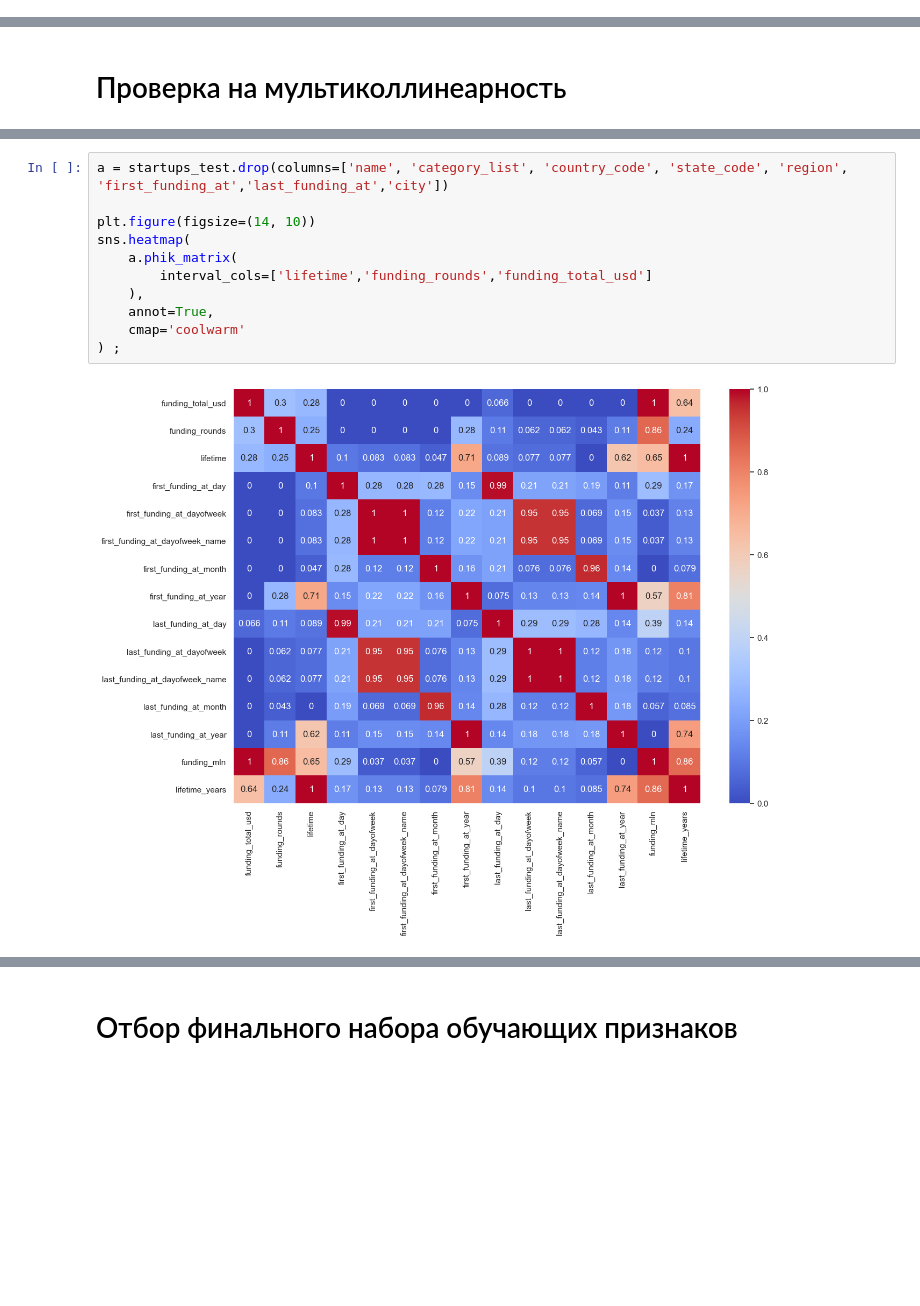
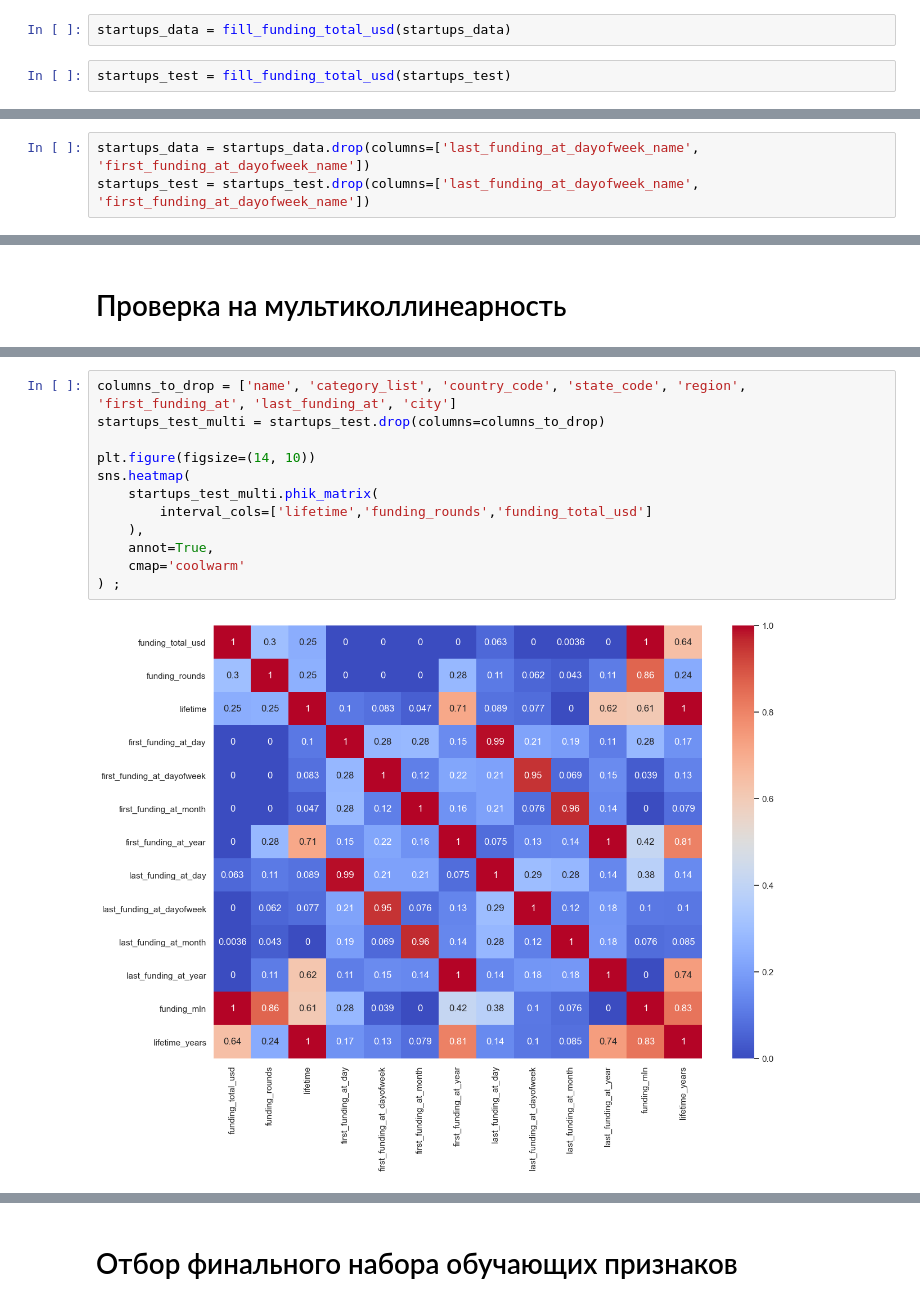
Before and after one commit to andrew-tvorogov/practicum_masterskaya_1, a Jupyter notebook: practicum_startups.ipynb, the cells around one changed output, grey strips where cells are left out. Cells and saved outputs as stored; diff of their text form; blank space fills up the shorter version.

```diff
--- a/practicum_startups.ipynb
+++ b/practicum_startups.ipynb
@@ -612,3 +623,7 @@ startups_test['category_list'].isna().sum()
+# %%
+startups_data = fill_funding_total_usd(startups_data)
+# %%
+startups_test = fill_funding_total_usd(startups_test)
 # %% [markdown]
 ### Замена пропусков в колонках, связаных с регионом - **country_code, state_code, region, city** на 'unknown' в датасетах ``startups_data`` и ``startups_test``
 # %%
@@ -1219,6 +1235,9 @@ for t in conf_type:
 [figure]
 [figure]
 [figure]
+# %%
+startups_data = startups_data.drop(columns=['last_funding_at_dayofweek_name', 'first_funding_at_dayofweek_name'])
+startups_test = startups_test.drop(columns=['last_funding_at_dayofweek_name', 'first_funding_at_dayofweek_name'])
 # %% [markdown]
 **Вывод:**
 - начиная с 70-х годов шёл рост количества новых стартапов, начиная с начала нулевых рост ускорился и вплоть до 2015 года увеличивался. За опорные даты приняты даты первого и последнего финансирования;
@@ -1705,13 +1678,14 @@ sns.heatmap(
 # %%
-a = startups_test.drop(columns=['name', 'category_list', 'country_code', 'state_code', 'region', 'first_funding_at','last_funding_at','city'])
+columns_to_drop = ['name', 'category_list', 'country_code', 'state_code', 'region', 'first_funding_at', 'last_funding_at', 'city']
+startups_test_multi = startups_test.drop(columns=columns_to_drop)
 
 plt.figure(figsize=(14, 10))
 sns.heatmap(
-    a.phik_matrix(
+    startups_test_multi.phik_matrix(
         interval_cols=['lifetime','funding_rounds','funding_total_usd']
     ),
     annot=True,
     cmap='coolwarm'
 ) ;
 # %% [output]
-[figure, old version]
+[figure, new version]
```
Also changed, not shown: parts of 95 cells of this notebook, 1 other file.
